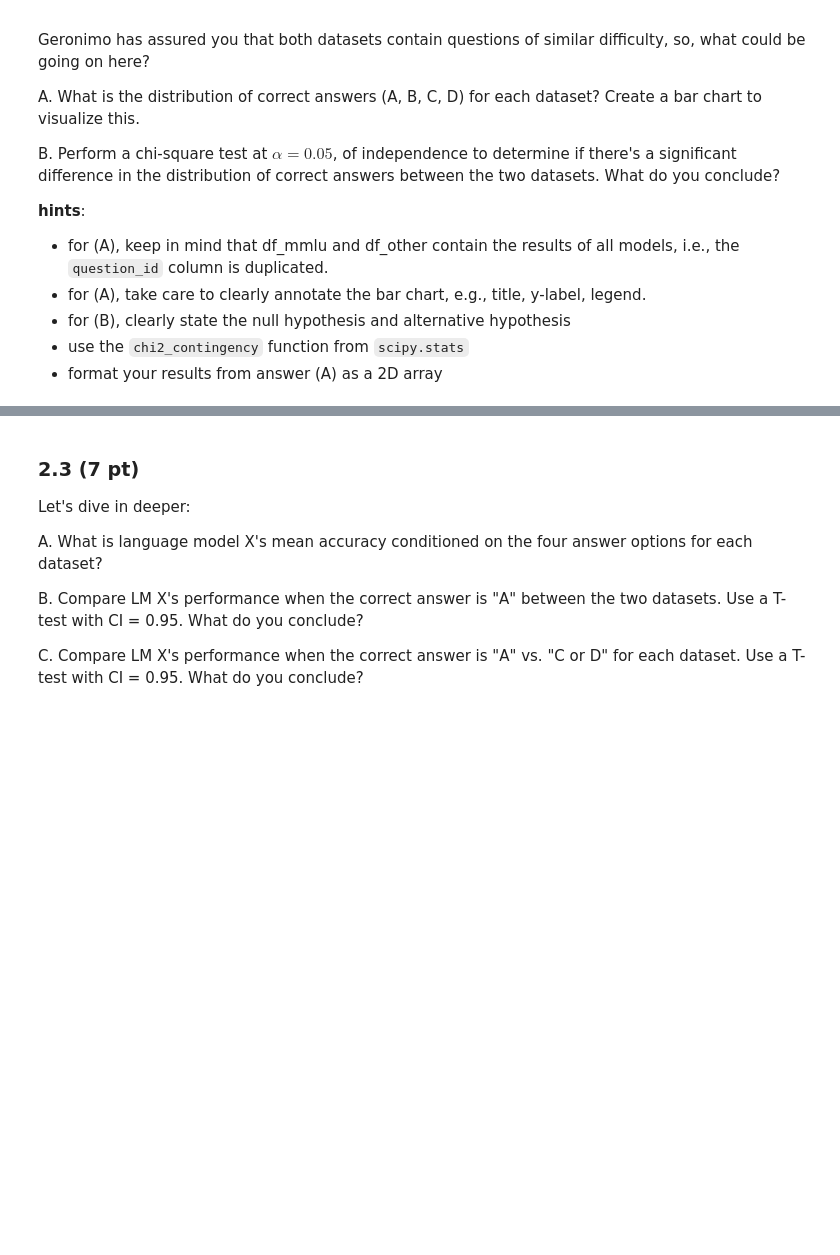
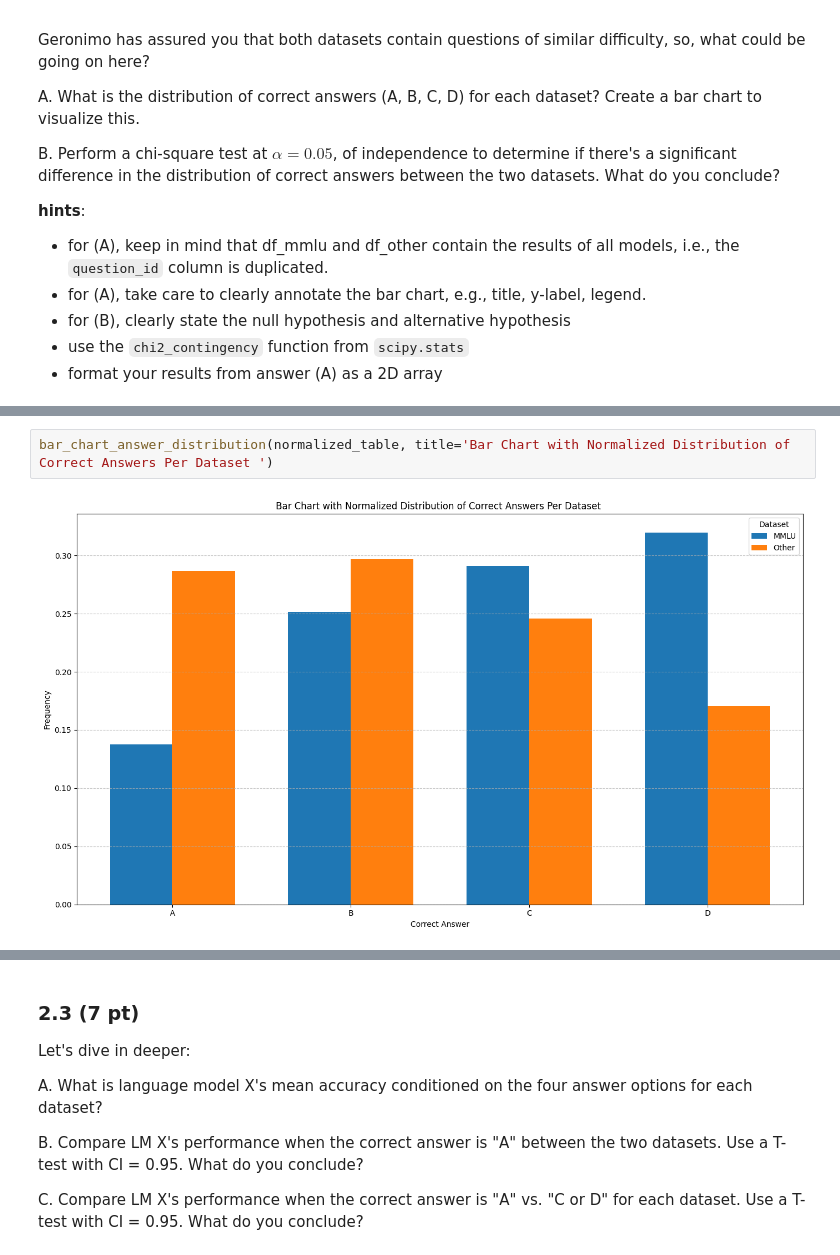
Before and after one commit to Jvviragine/data_analysis_um_course, a Jupyter notebook: data_clinics/clinic1/Niki_Data_Clinic_1 copy.ipynb, the cells around one changed output, grey strips where cells are left out. Saved outputs shown, nothing was run; the diff lists cells and outputs as text; blank space fills up the shorter version.

```diff
--- a/data_clinics/clinic1/Niki_Data_Clinic_1 copy.ipynb
+++ b/data_clinics/clinic1/Niki_Data_Clinic_1 copy.ipynb
@@ -657,0 +807,4 @@ B. Perform a chi-square test at $\alpha = 0.05$, of independence to determine if
+# %%
+bar_chart_answer_distribution(normalized_table, title='Bar Chart with Normalized Distribution of Correct Answers Per Dataset ')
+# %% [output]
+[figure, added]
```
Also changed, not shown: parts of 27 cells of this notebook.
